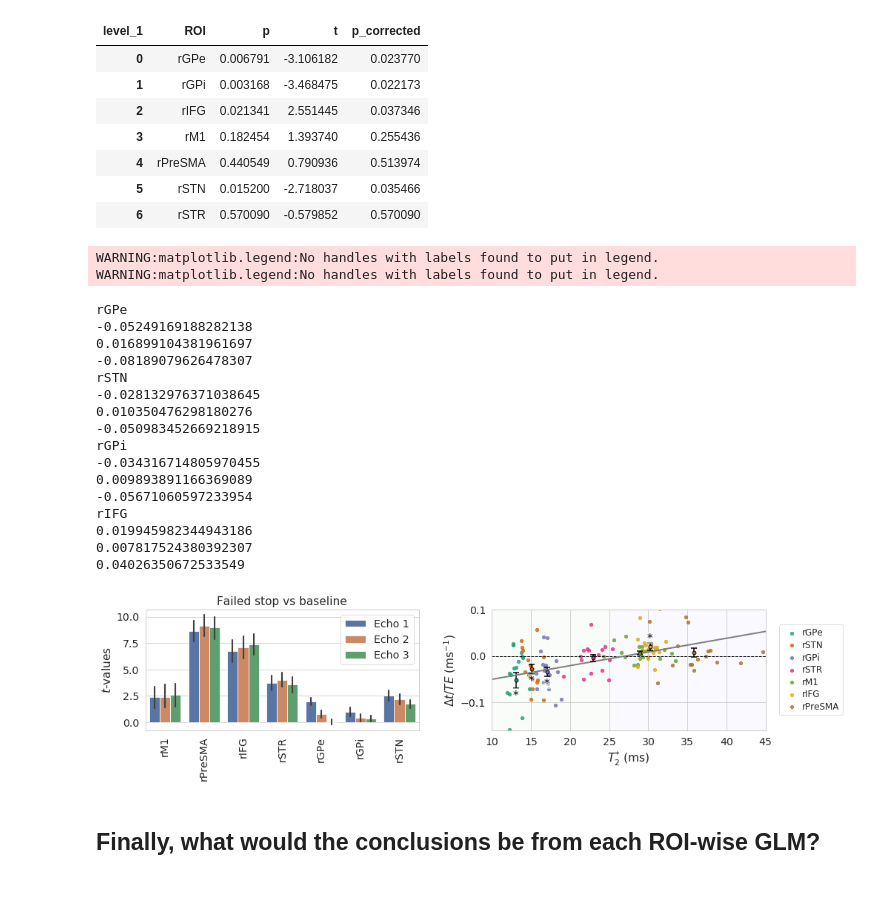
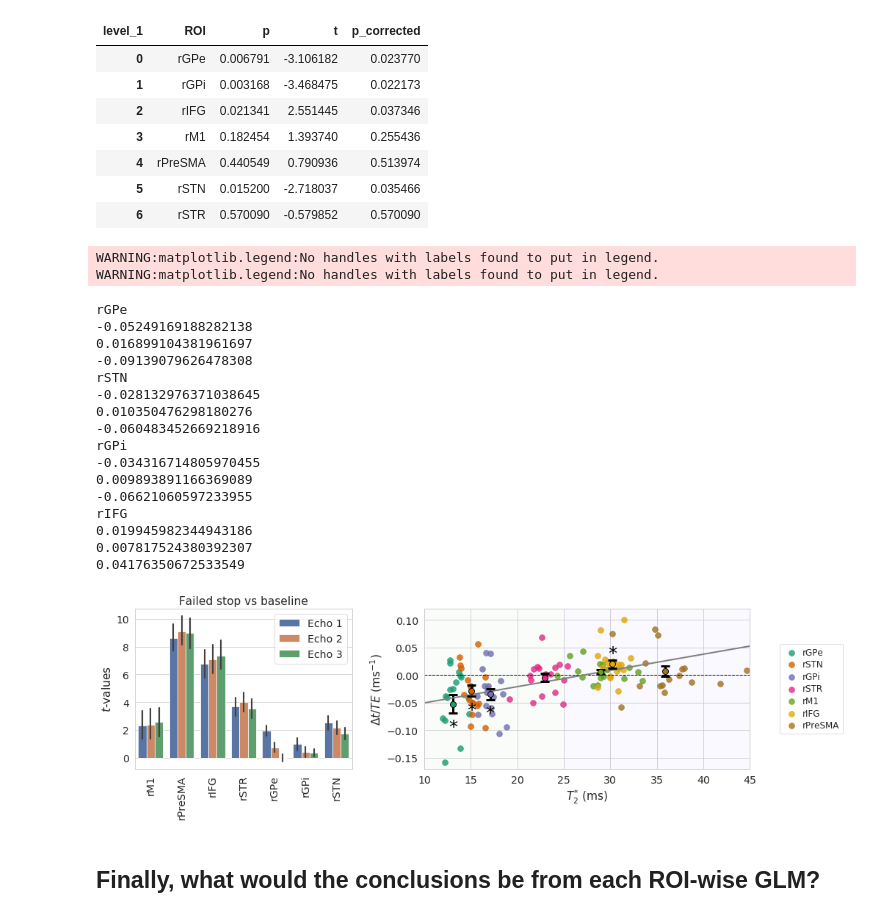
Before and after one commit to StevenM1/fMRI_protocol_comparison_se_me, a Jupyter notebook: pipeline_4d_statistics-GLM-ROI.ipynb, the cells around one changed output. Drawn from its saved outputs; the diff is of its cells as text; code cells hidden in the pictures; blank space fills up the shorter version.

```diff
--- a/pipeline_4d_statistics-GLM-ROI.ipynb
+++ b/pipeline_4d_statistics-GLM-ROI.ipynb
@@ -1454,9 +1466,10 @@ t_tests
 | 6 | rSTR | 0.570090 | -0.579852 | 0.570090 |
 # %%
 #gs_kws = {'width_ratios': [1, 1, 1, .2, 1.6]}
+sns.set_context("paper", font_scale=1.6)
 
 from matplotlib import colors
-gs_kws = {'width_ratios': [1, .00, 1]}
+gs_kws = {'width_ratios': [1, .00, 1.5]}
 f, axes = plt.subplots(1, 3, gridspec_kw=gs_kws)
 axes[-2].axis('Off')
 
@@ -1513,58 +1526,60 @@ for i, ROI in enumerate(mask_ordered):
     t2s_this_roi = t2s_dt_te_df.loc[t2s_dt_te_df.ROI==ROI]
     ax.scatter(t2s_this_roi['t2s'], t2s_this_roi['dt_te'],
                color=plt.get_cmap('Dark2')(norm(i)),
-               label=ROI, s=20, alpha=.8)
+               label=ROI, s=60, alpha=.8)
     mean_t2s = t2s_this_roi['t2s'].mean()
     mean_dtte = t2s_this_roi['dt_te'].mean()
     sem = t2s_this_roi['dt_te'].std()/np.sqrt(17)
-    ax.errorbar(mean_t2s, mean_dtte, yerr=sem, linewidth=1.5, color='black', capsize=4, capthick=1.5, fmt='o',
+    ax.errorbar(mean_t2s, mean_dtte, yerr=sem,
+                linewidth=3, color='black', capsize=6, capthick=3, fmt='o', ms=8,
                 markerfacecolor=plt.get_cmap('Dark2')(norm(i)))
     if t_tests.loc[t_tests.ROI==ROI, 'p_corrected'].values[0] < 0.05:
         if t_tests.loc[t_tests.ROI==ROI, 't'].values[0] > 0:
-            y_loc = mean_dtte + sem + 0.0125
+            y_loc = mean_dtte + sem + 0.014
         else:
-            y_loc = mean_dtte - sem - 0.0125
+            y_loc = mean_dtte - sem - 0.022
         print(ROI)
         print(mean_dtte)
         print(sem)
         print(y_loc)
 
         # add significance star
-        t = plt.text(x=mean_t2s, y=y_loc, s='$*$', ha='center', va='center', color='black', weight='bold')
-        t.set_bbox(dict(facecolor='white', alpha=0.5, edgecolor='white', pad=0))
+        t = plt.text(x=mean_t2s, y=y_loc, s='$*$', ha='center', va='center', color='black', weight='bold', size=24)
+#         t.set_bbox(dict(facecolor='white', alpha=0.5, edgecolor='white', pad=0))
+
 # labels, legend
 ax.set_xlabel('$T_2^{*}$ (ms)')
 ax.set_ylabel('$\Delta{t} / {TE}$ (ms$^{-1}$)')
-ax.set_ylim([-0.16, 0.10])
+ax.set_ylim([-0.17, 0.12])
 ax.set_xlim([10, 45])
 
 ax.legend(loc=5, bbox_to_anchor=[1.3, .5], handletextpad=0.2, ncol=1, mode=None,
           labelspacing=.3, columnspacing=0, prop={'size': 12})
 
 #f.tight_layout()
-f.set_size_inches(15, 3)
+f.set_size_inches(15, 4)
 
-f.savefig('./figures/figure6.pdf', bbox_inches='tight')
+f.savefig('./figures/figure6_r1.pdf', bbox_inches='tight')
 # %% [output]
 WARNING:matplotlib.legend:No handles with labels found to put in legend.
 WARNING:matplotlib.legend:No handles with labels found to put in legend.
 rGPe
 -0.05249169188282138
 0.016899104381961697
--0.08189079626478307
+-0.09139079626478308
 rSTN
 -0.028132976371038645
 0.010350476298180276
--0.050983452669218915
+-0.060483452669218916
 rGPi
 -0.034316714805970455
 0.009893891166369089
--0.05671060597233954
+-0.06621060597233955
 rIFG
 0.019945982344943186
 0.007817524380392307
-0.04026350672533549
+0.04176350672533549
-[figure, old version]
+[figure, new version]
 # %% [markdown]
 ## Finally, what would the conclusions be from each ROI-wise GLM?
 # %%
```
Also changed, not shown: parts of 21 cells of this notebook, 4 other files.
